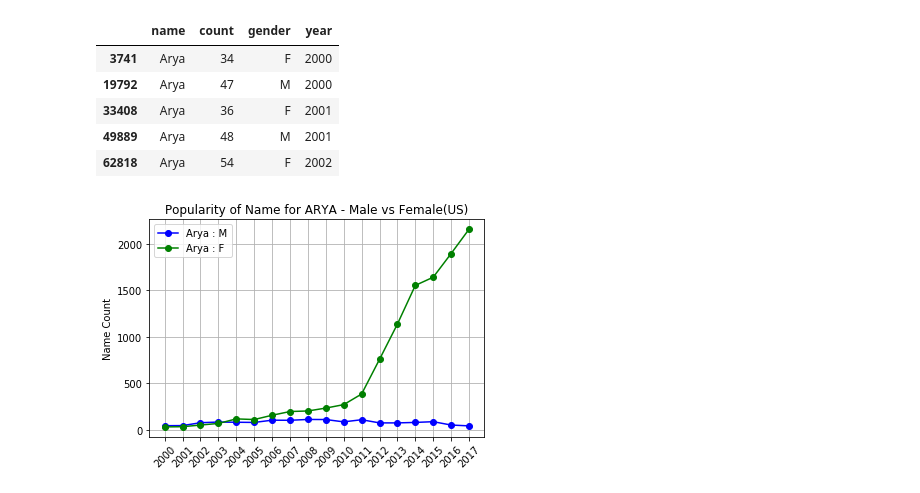
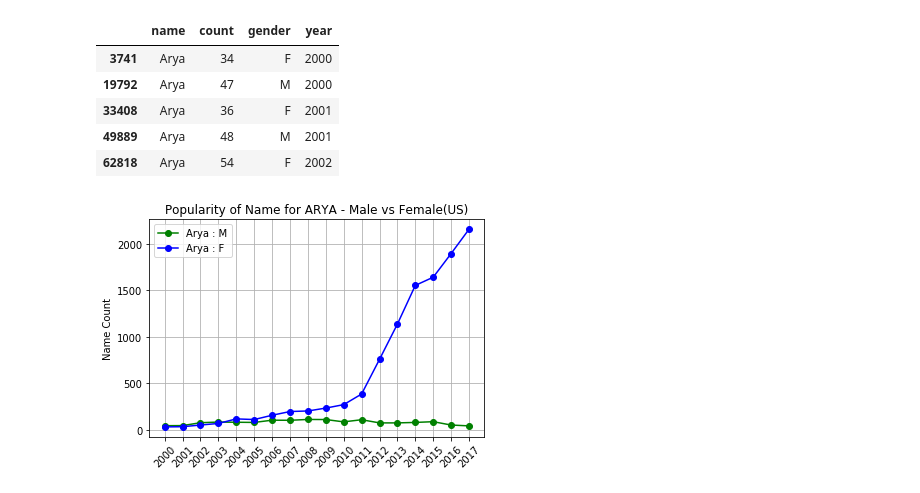
Before and after one commit to nsetnik0703/nightwatch, a Jupyter notebook: kelly_project.ipynb, the cells around one changed output. Saved outputs shown, nothing was run; the diff lists cells and outputs as text; code cells hidden in the pictures.

```diff
--- a/kelly_project.ipynb
+++ b/kelly_project.ipynb
@@ -96,17 +96,17 @@ arya_df.head()
 # %%
 #set male and female dataframe
 arya_f_df = arya_df[arya_df['gender']=='F'].copy().sort_values('year')
 arya_m_df = arya_df[arya_df['gender']=='M'].copy().sort_values('year')
-arya_m_plot = plt.plot(arya_m_df['year'],arya_m_df['count'],c='b',marker='o',label='Arya : M')
-arya_f_plot = plt.plot(arya_f_df['year'],arya_f_df['count'],c='g',marker='o',label='Arya : F')
+arya_m_plot = plt.plot(arya_m_df['year'],arya_m_df['count'],c='g',marker='o',label='Arya : M')
+arya_f_plot = plt.plot(arya_f_df['year'],arya_f_df['count'],c='b',marker='o',label='Arya : F')
 plt.xticks(rotation=45)
 plt.grid()
 plt.title("Popularity of Name for ARYA - Male vs Female(US)")
 plt.ylabel("Name Count")
 plt.legend()
 plt.savefig("Graph_Images/GoT/arya_male_vs_female.png")
 # %% [output]
-[figure, old version]
+[figure, new version]
 # %%
 #regression
 slope, intercept, r_value, p_value, std_err = stats.linregress(arya_f_df['year'].astype(int),arya_f_df['count'])
```
Also changed, not shown: 3 other files.
